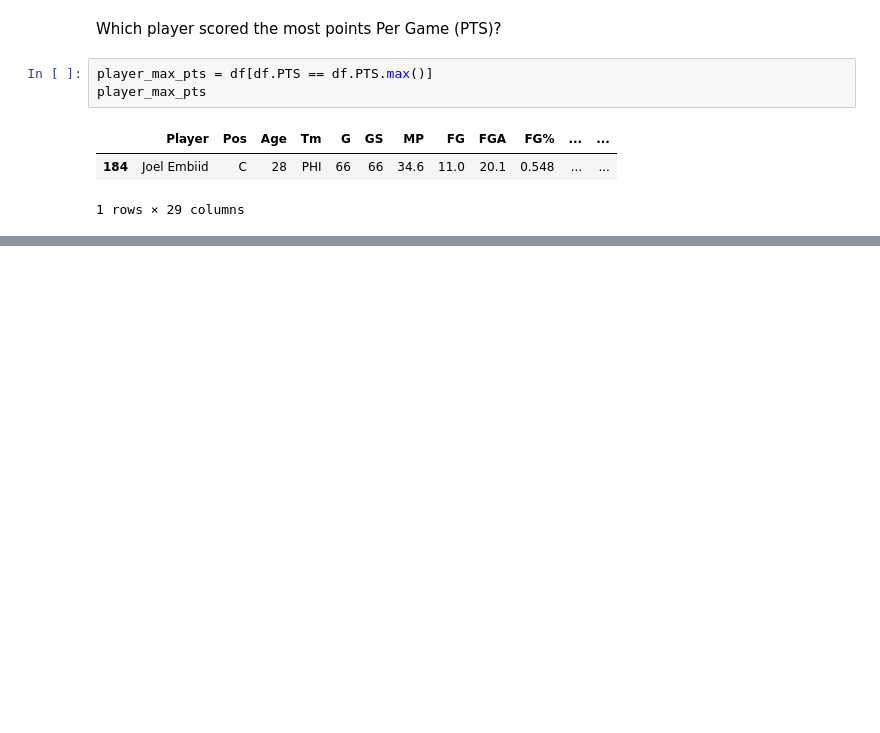
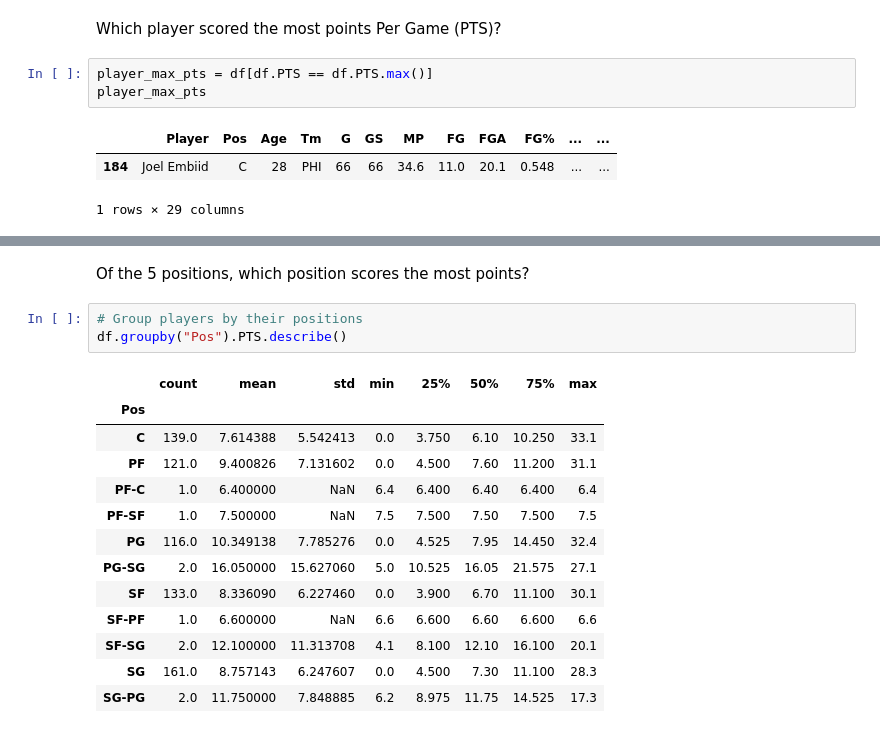
Before and after one commit to alpertoo/nba_2023, a Jupyter notebook: NBA Player Stats.ipynb, the cells around one changed output, grey strips where cells are left out. Drawn from its saved outputs; the diff is of its cells as text; blank space fills up the shorter version.

Commit message:
Groupby function

```diff
--- a/NBA Player Stats.ipynb
+++ b/NBA Player Stats.ipynb
@@ -198,0 +244,19 @@ Name: Tm, dtype: object
+# %% [markdown]
+Of the 5 positions, which position scores the most points?
+# %%
+# Group players by their positions
+df.groupby("Pos").PTS.describe()
+# %% [output]
+|  | count | mean | std | min | 25% | 50% | 75% | max |
+| Pos |  |  |  |  |  |  |  |  |
+| C | 139.0 | 7.614388 | 5.542413 | 0.0 | 3.750 | 6.10 | 10.250 | 33.1 |
+| PF | 121.0 | 9.400826 | 7.131602 | 0.0 | 4.500 | 7.60 | 11.200 | 31.1 |
+| PF-C | 1.0 | 6.400000 | NaN | 6.4 | 6.400 | 6.40 | 6.400 | 6.4 |
+| PF-SF | 1.0 | 7.500000 | NaN | 7.5 | 7.500 | 7.50 | 7.500 | 7.5 |
+| PG | 116.0 | 10.349138 | 7.785276 | 0.0 | 4.525 | 7.95 | 14.450 | 32.4 |
+| PG-SG | 2.0 | 16.050000 | 15.627060 | 5.0 | 10.525 | 16.05 | 21.575 | 27.1 |
+| SF | 133.0 | 8.336090 | 6.227460 | 0.0 | 3.900 | 6.70 | 11.100 | 30.1 |
+| SF-PF | 1.0 | 6.600000 | NaN | 6.6 | 6.600 | 6.60 | 6.600 | 6.6 |
+| SF-SG | 2.0 | 12.100000 | 11.313708 | 4.1 | 8.100 | 12.10 | 16.100 | 20.1 |
+| SG | 161.0 | 8.757143 | 6.247607 | 0.0 | 4.500 | 7.30 | 11.100 | 28.3 |
+| SG-PG | 2.0 | 11.750000 | 7.848885 | 6.2 | 8.975 | 11.75 | 14.525 | 17.3 |
```
Also changed, not shown: parts of 5 cells of this notebook.
